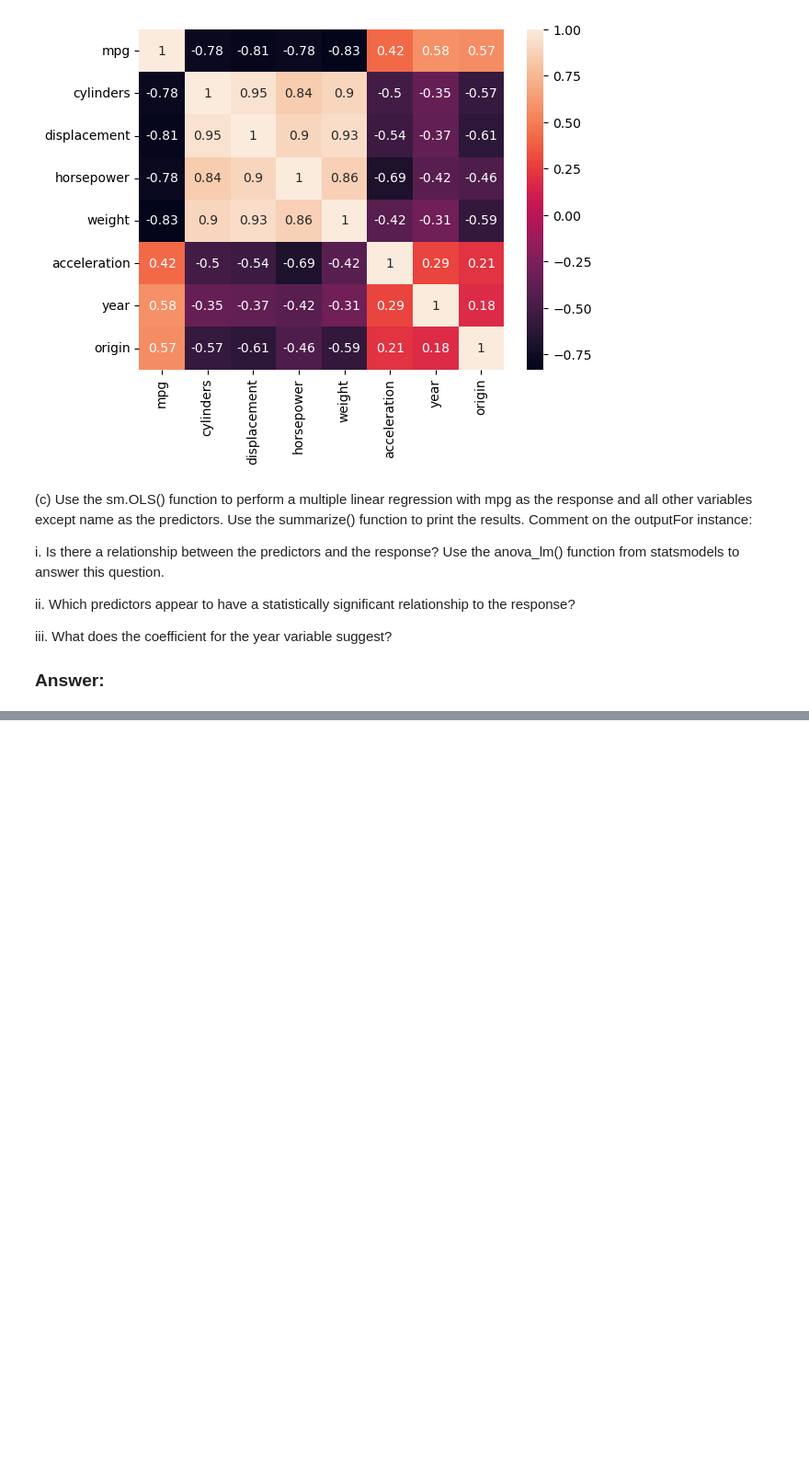
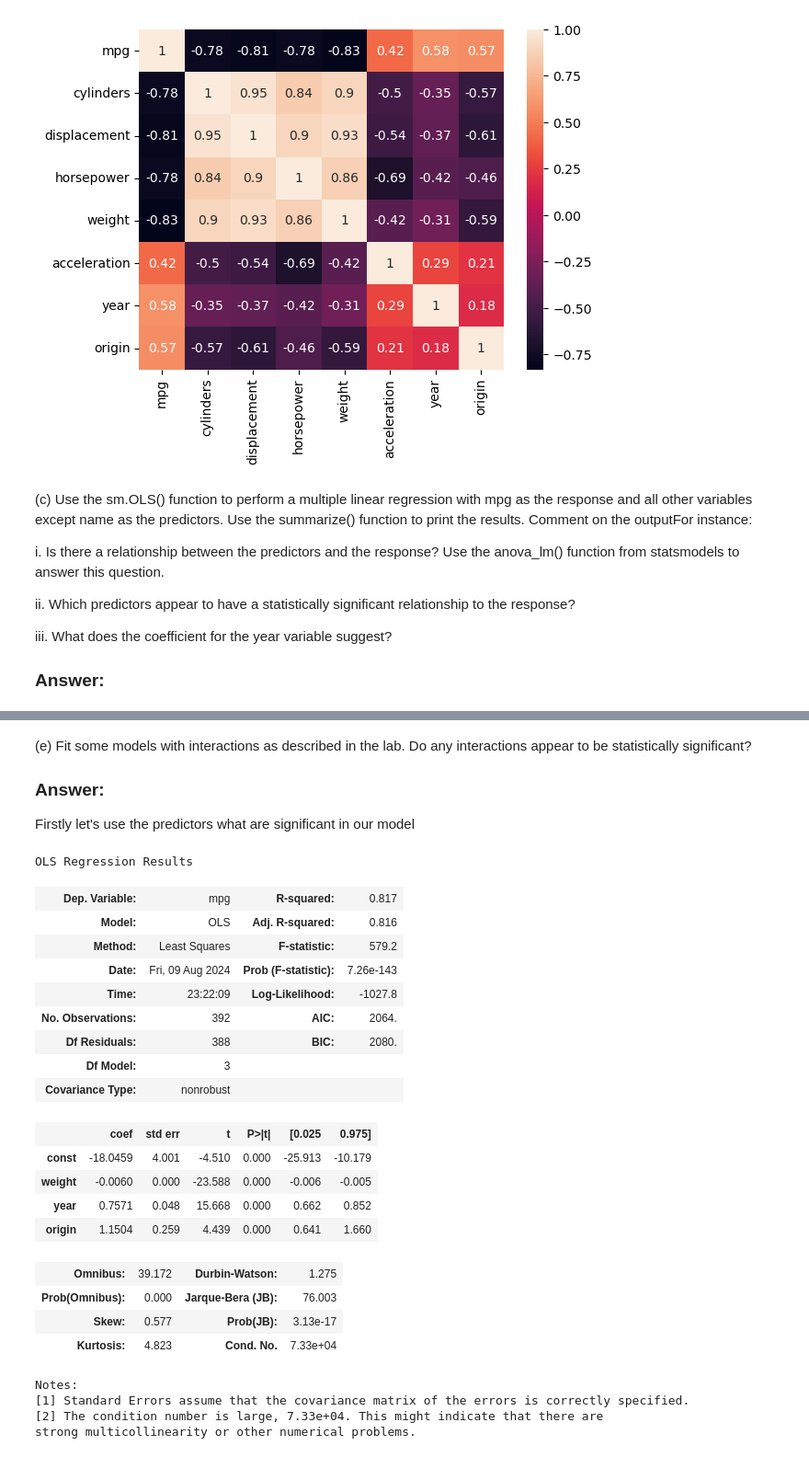
Before and after one commit to ki94mach/ISLP-Exercises, a Jupyter notebook: Chapter_03/Applied.ipynb, the cells around one changed output, grey strips where cells are left out. Shown at 92% size. Saved outputs shown, nothing was run; the diff lists cells and outputs as text; code cells hidden in the pictures; blank space fills up the shorter version.

```diff
--- a/Chapter_03/Applied.ipynb
+++ b/Chapter_03/Applied.ipynb
@@ -215,0 +276,37 @@ iii. The coefficient of year suggests that each year that is added, mpg increase
+# %% [markdown]
+
+(e) Fit some models with interactions as described in the lab. Do any interactions appear to be statistically significant?
+
+### Answer:
+
+Firstly let's use the predictors what are significant in our model
+# %%
+X.drop(['cylinders', 'horsepower', 'acceleration', 'displacement'], axis=1, inplace=True)
+# %%
+model = sm.OLS(y, X)
+results = model.fit()
+results.summary()
+# %% [output]
+OLS Regression Results
+| Dep. Variable: | mpg | R-squared: | 0.817 |
+| Model: | OLS | Adj. R-squared: | 0.816 |
+| Method: | Least Squares | F-statistic: | 579.2 |
+| Date: | Fri, 09 Aug 2024 | Prob (F-statistic): | 7.26e-143 |
+| Time: | 23:22:09 | Log-Likelihood: | -1027.8 |
+| No. Observations: | 392 | AIC: | 2064. |
+| Df Residuals: | 388 | BIC: | 2080. |
+| Df Model: | 3 |  |  |
+| Covariance Type: | nonrobust |  |  |
+|  | coef | std err | t | P>|t| | [0.025 | 0.975] |
+| const | -18.0459 | 4.001 | -4.510 | 0.000 | -25.913 | -10.179 |
+| weight | -0.0060 | 0.000 | -23.588 | 0.000 | -0.006 | -0.005 |
+| year | 0.7571 | 0.048 | 15.668 | 0.000 | 0.662 | 0.852 |
+| origin | 1.1504 | 0.259 | 4.439 | 0.000 | 0.641 | 1.660 |
+| Omnibus: | 39.172 | Durbin-Watson: | 1.275 |
+| Prob(Omnibus): | 0.000 | Jarque-Bera (JB): | 76.003 |
+| Skew: | 0.577 | Prob(JB): | 3.13e-17 |
+| Kurtosis: | 4.823 | Cond. No. | 7.33e+04 |
+Notes:
+[1] Standard Errors assume that the covariance matrix of the errors is correctly specified.
+[2] The condition number is large, 7.33e+04. This might indicate that there are
+strong multicollinearity or other numerical problems.
```
Also changed, not shown: parts of 11 cells of this notebook, 1 other file.
